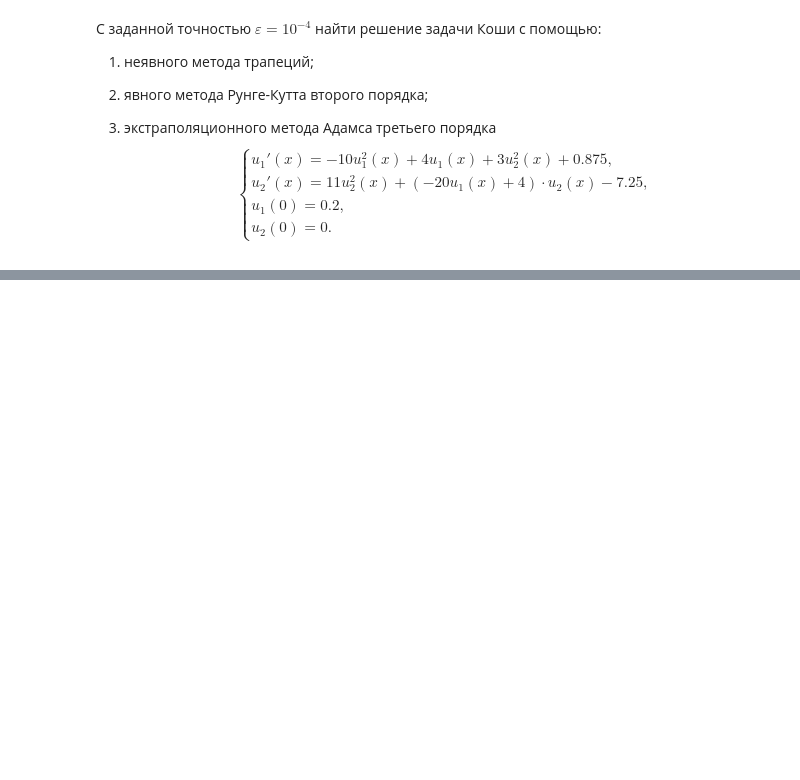
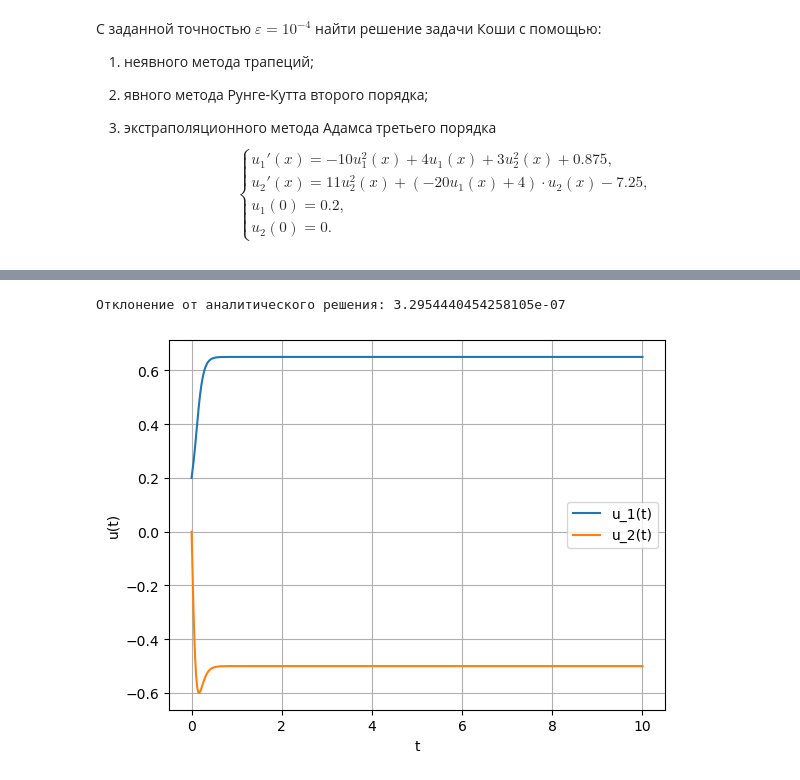
Before and after one commit to bzzdwn/BSU, a Jupyter notebook: Computational Methods/Лабораторные/5. Методы решения ОДУ/ode_fourth_variant.ipynb, the cells around one changed output, grey strips where cells are left out. Saved outputs shown, nothing was run; the diff lists cells and outputs as text; code cells hidden in the pictures; blank space fills up the shorter version.

```diff
--- a/Computational Methods/Лабораторные/5. Методы решения ОДУ/ode_fourth_variant.ipynb
+++ b/Computational Methods/Лабораторные/5. Методы решения ОДУ/ode_fourth_variant.ipynb
@@ -144,36 +152,59 @@ $$\begin{cases}
 # %%
-def adaptive_trapezoids_integrate(f, y0, t, epsilon):
-    d = len(f(y0, t[0]))
-    N = t.size
-    y = np.zeros((N, d))
-    y[0] = y0
-    h = t[1] - t[0]  # Исходный шаг
-    for j in range(N-1):
-        # Текущий шаг
-        h_current = h
+def trapezoids(f, y0, t_start, t_end, epsilon):
+    y = [np.array(y0)]
+    t = t_start
+    nodes = [t_start]
+    j = 0
+    h1 = epsilon**(1/2)
+    k = 1.005
+    while True:
+
         while True:
-            # Расчет значений по методу трапеций с текущим шагом
-            y_high = y[j] + h_current * f(y[j], t[j])
-            y_high = y[j] + h_current/2 * (f(y[j], t[j]) + f(y_high, t[j+1]))
+            y_h1_k = y[j]
+            y_h1 = y[j]
+            while True:
+                y_h1 = y[j] + h1/2 * (f(y[j], t) + f(y_h1_k, t+h1))
+                if np.max(np.absolute(y_h1 - y_h1_k)) < epsilon * 1e-2:
+                    break
+                y_h1_k = y_h1
 
-            # Расчет значений по методу трапеций с половинным шагом
-            h_half = 0.5 * h_current
-            y_low = y[j] + h_half * f(y[j], t[j])
-            y_low = y[j] + h_half/2 * (f(y[j], t[j]) + f(y_low, t[j+1]))
+            h2 = h1/2
+            y_h2_k = y[j]
+            y_h2 = y[j]
+            while True:
+                y_h2 = y[j] + h2/2 * (f(y[j], t) + f(y_h2_k, t+h2))
+                if np.max(np.absolute(y_h2 - y_h2_k)) < epsilon * 1e-2:
+                    break
+                y_h2_k = y_h2
 
-            # Оценка погрешности
-            error = np.max(np.abs(y_high - y_low))
-
-            # Проверка достижения заданной точности
-            if error <= epsilon:
-                # Принимаем решение с текущим шагом
-                y[j+1] = y_high
+            if np.max(y_h2 - y_h1) / (1 - (h2 / h1)**2) < epsilon:
+                y.append(y_h1)
                 break
             else:
-                # Уменьшаем шаг и повторяем расчеты
-                h_current *= 0.5
+                h1 /= 2
 
-        # Обновление шага для следующей итерации
-        h = h_current
+        j += 1
+        if t + h1 > t_end:
+            nodes.append(t_end)
+            break
+        else:
+            t += h1
+            nodes.append(t)
+            h1 *= k
 
-    return y
+    return np.stack(y, axis=0), nodes
+
+sol, nodes = trapezoids(f, u0, t_start, t_end, 1e-4)
+
+print('Отклонение от аналитического решения:', np.max(np.absolute(sol - solution(nodes))))
+
+plt.plot(nodes, sol[:, 0], label='u_1(t)')
+plt.plot(nodes, sol[:, 1], label='u_2(t)')
+plt.grid(True)
+plt.xlabel('t')
+plt.ylabel('u(t)')
+plt.legend()
+plt.show()
+# %% [output]
+Отклонение от аналитического решения: 3.2954440454258105e-07
+[figure, added]
```
Also changed, not shown: parts of 19 cells of this notebook, 38 other files.
